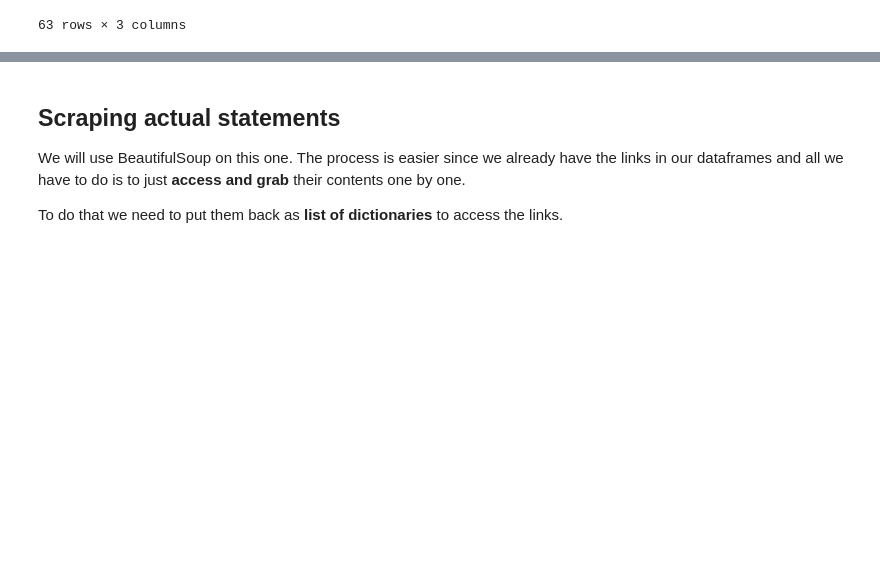
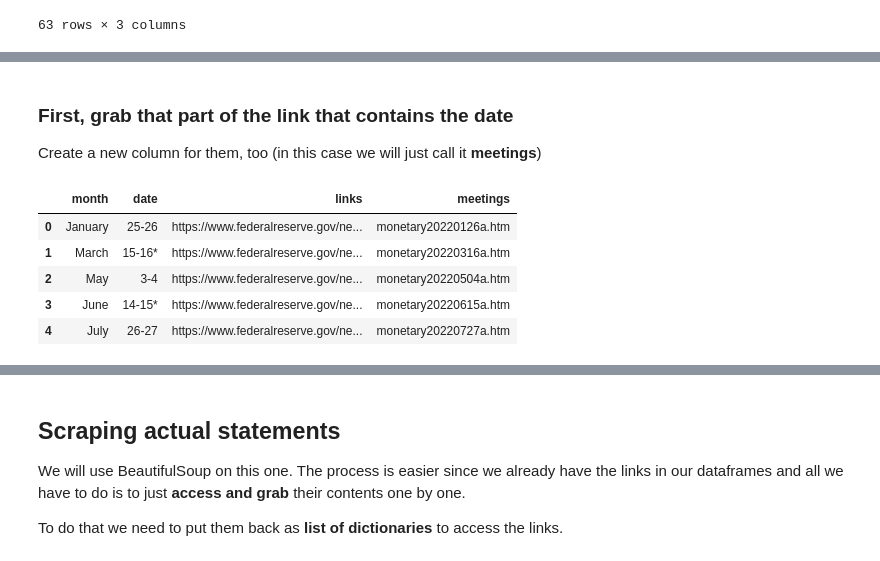
Before and after one commit to pmagtulis/fed-statement-scraper, a Jupyter notebook: fed-scraper.ipynb, the cells around one changed output, grey strips where cells are left out. Saved outputs shown, nothing was run; the diff lists cells and outputs as text; code cells hidden in the pictures; blank space fills up the shorter version.

```diff
--- a/fed-scraper.ipynb
+++ b/fed-scraper.ipynb
@@ -189,0 +208,14 @@ df
+# %% [markdown]
+### First, grab that part of the link that contains the date
+
+Create a new column for them, too (in this case we will just call it **meetings**)
+# %%
+df['meetings'] = df.links.str.split(expand=True, pat="/")[5]
+df.head()
+# %% [output]
+|  | month | date | links | meetings |
+| 0 | January | 25-26 | https://www.federalreserve.gov/ne... | monetary20220126a.htm |
+| 1 | March | 15-16* | https://www.federalreserve.gov/ne... | monetary20220316a.htm |
+| 2 | May | 3-4 | https://www.federalreserve.gov/ne... | monetary20220504a.htm |
+| 3 | June | 14-15* | https://www.federalreserve.gov/ne... | monetary20220615a.htm |
+| 4 | July | 26-27 | https://www.federalreserve.gov/ne... | monetary20220727a.htm |
```
Also changed, not shown: parts of 20 cells of this notebook, 1 other file.
